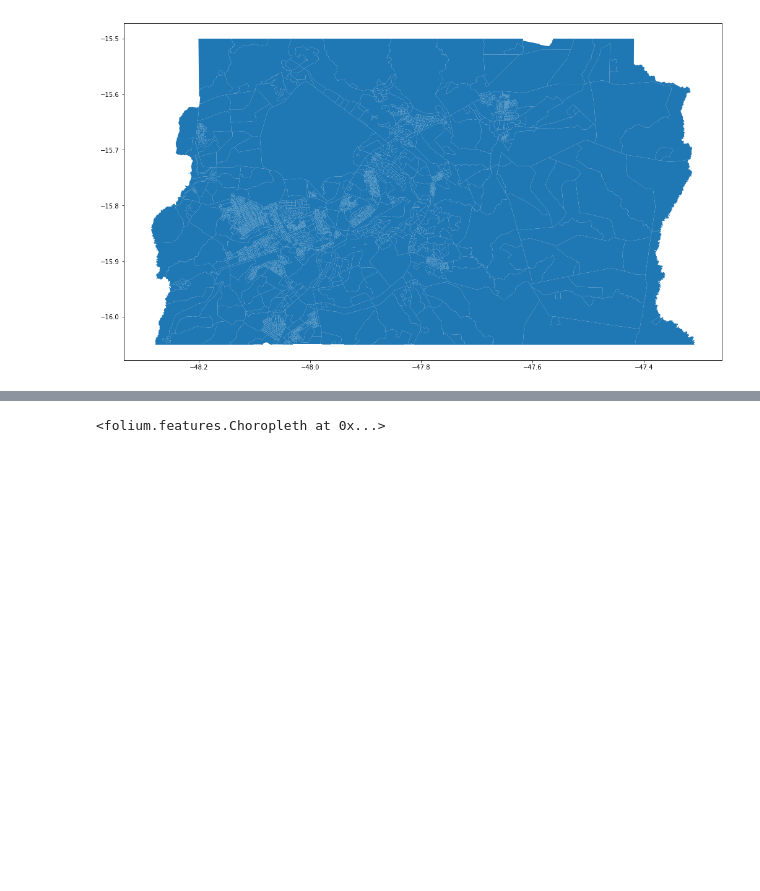
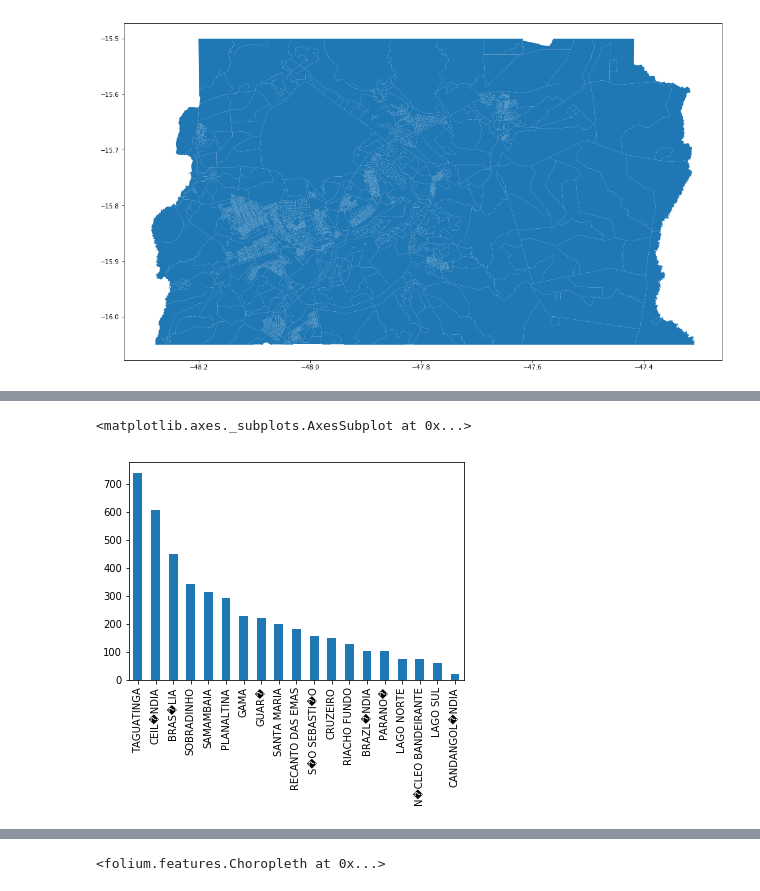
Before and after one commit to chris-redfield/analise-geo-brasilia, a Jupyter notebook: exploratoria-setores-censitarios.ipynb, the cells around one changed output, grey strips where cells are left out. Saved outputs shown, nothing was run; the diff lists cells and outputs as text; code cells hidden in the pictures; blank space fills up the shorter version.

```diff
--- a/exploratoria-setores-censitarios.ipynb
+++ b/exploratoria-setores-censitarios.ipynb
@@ -23,0 +29,5 @@ df.plot(figsize=(20,10))
+# %%
+df.NM_SUBDIST.value_counts().plot.bar()
+# %% [output]
+<matplotlib.axes._subplots.AxesSubplot at 0x...>
+[figure, added]
```
Also changed, not shown: parts of 5 cells of this notebook.
